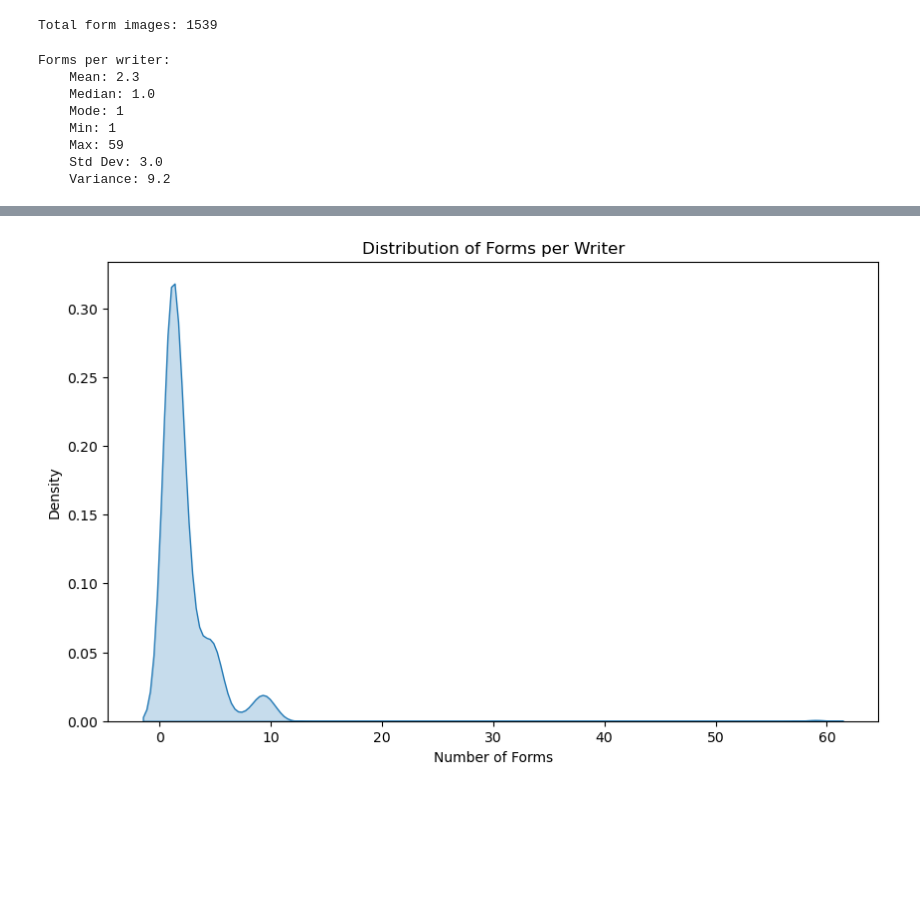
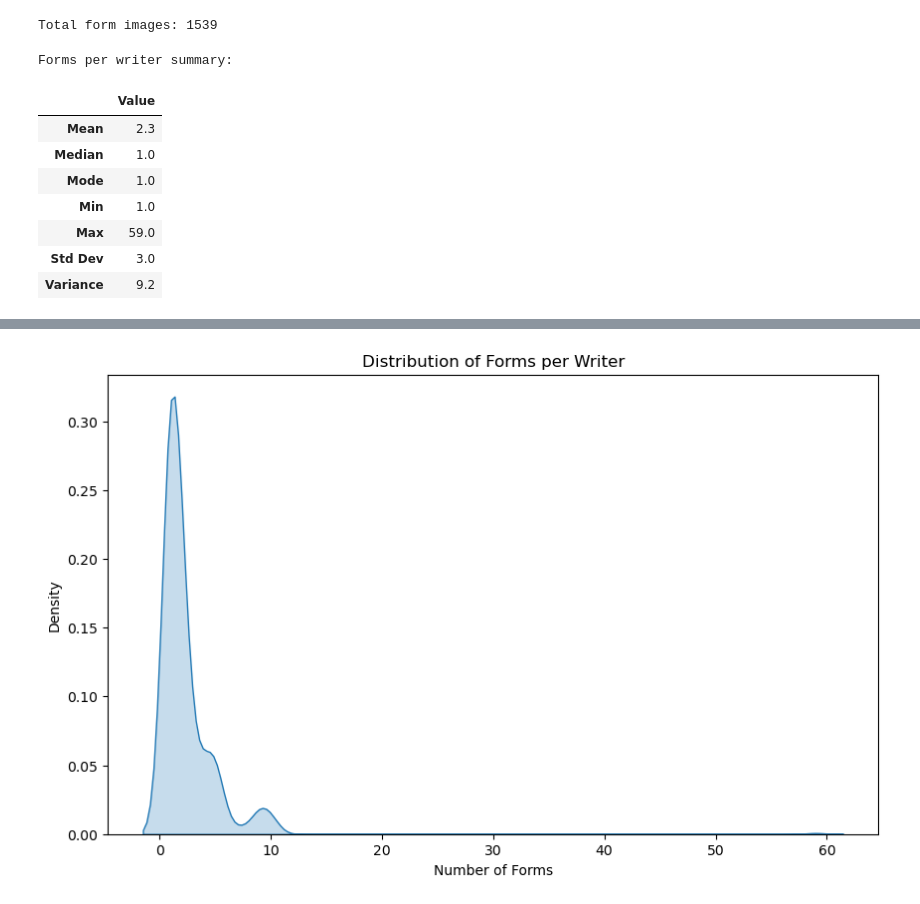
Before and after one commit to lauranagamine1/ml-p3-character-recognition, a Jupyter notebook: eda_iam.ipynb, the cells around one changed output, grey strips where cells are left out. Cells and saved outputs as stored; diff of their text form; code cells hidden in the pictures; blank space fills up the shorter version.

```diff
--- a/eda_iam.ipynb
+++ b/eda_iam.ipynb
@@ -34,24 +34,40 @@ print(f"Total form images: {total_forms}")
 # %% [output]
 Total form images: 1539
 # %%
-forms_count = list(forms_per_writer.values())
-print("Forms per writer:")
-print(f"    Mean: {np.mean(forms_count):.1f}")
-print(f"    Median: {np.median(forms_count):.1f}")
-print(f"    Mode: {pd.Series(forms_count).mode()[0]}")
-print(f"    Min: {np.min(forms_count)}")
-print(f"    Max: {np.max(forms_count)}")
-print(f"    Std Dev: {np.std(forms_count):.1f}")
-print(f"    Variance: {np.var(forms_count):.1f}")
+forms_count = np.array(list(forms_per_writer.values()))
+
+stats = {
+    "Mean": float(forms_count.mean()),
+    "Median": float(np.median(forms_count)),
+    "Mode": int(pd.Series(forms_count).mode().iloc[0]),
+    "Min": int(forms_count.min()),
+    "Max": int(forms_count.max()),
+    "Std Dev": float(forms_count.std()),
+    "Variance": float(forms_count.var())
+}
+
+df_stats = pd.Series(stats).rename("value").to_frame()
+# format values: integers without decimals, floats with 1 decimal
+def fmt(v):
+    if isinstance(v, (int, np.integer)):
+        return f"{v:,}"
+    return f"{v:,.1f}"
+
+df_stats["formatted"] = df_stats["value"].apply(fmt)
+df_stats = df_stats[["formatted"]].rename(columns={"formatted": "Value"})
+
+print("Forms per writer summary:")
+display(df_stats)
 # %% [output]
-Forms per writer:
-    Mean: 2.3
-    Median: 1.0
-    Mode: 1
-    Min: 1
-    Max: 59
-    Std Dev: 3.0
-    Variance: 9.2
+Forms per writer summary:
+|  | Value |
+| Mean | 2.3 |
+| Median | 1.0 |
+| Mode | 1.0 |
+| Min | 1.0 |
+| Max | 59.0 |
+| Std Dev | 3.0 |
+| Variance | 9.2 |
 # %%
 print("Sample writer directories:")
 for writer_id in random.sample(writer_dirs, 10):
```
Also changed, not shown: parts of 3 cells of this notebook.
